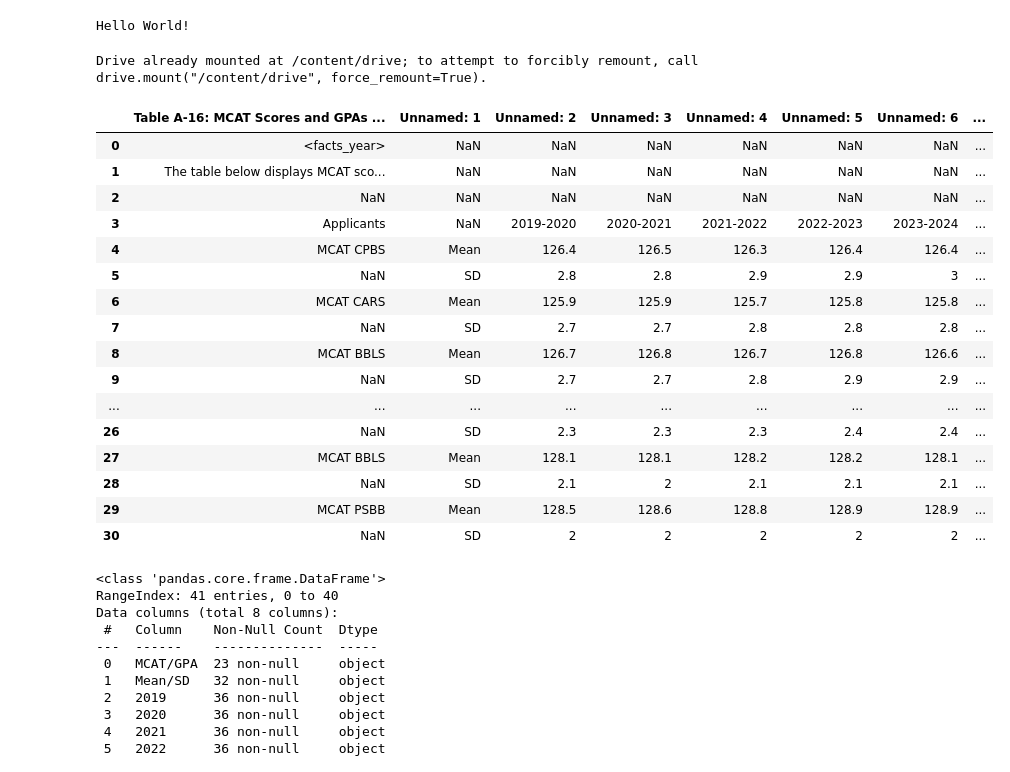
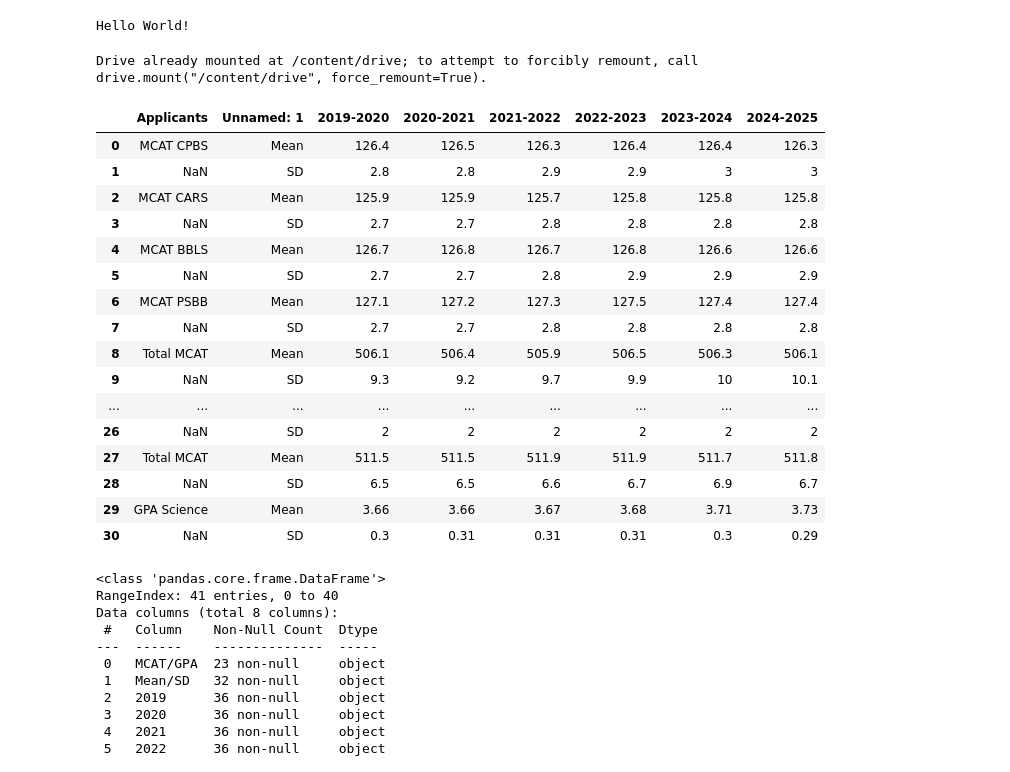
Before and after one commit to Blessing526/Med-School-Acceptances, a Jupyter notebook: Week_3_DSRP_Project_Set_Up.ipynb, the cells around one changed output. Drawn from its saved outputs; the diff is of its cells as text; code cells hidden in the pictures.

```diff
--- a/Week_3_DSRP_Project_Set_Up.ipynb
+++ b/Week_3_DSRP_Project_Set_Up.ipynb
@@ -11,34 +11,34 @@ Hello World!
 # %%
 import pandas as pd
 from google.colab import drive
 drive.mount('/content/drive')
 import matplotlib.pyplot as plt
 
 file_path = '/content/drive/MyDrive/Table_A-16.xlsx'
 
-df_scores = pd.read_excel(file_path)
+df_scores = pd.read_excel(file_path, skiprows=4)
 
 # Load gender trends
 df_scores.head(31)
 # %% [output]
 Drive already mounted at /content/drive; to attempt to forcibly remount, call drive.mount("/content/drive", force_remount=True).
-|  | Table A-16: MCAT Scores and GPAs ... | Unnamed: 1 | Unnamed: 2 | Unnamed: 3 | Unnamed: 4 | Unnamed: 5 | Unnamed: 6 | ... |
-| 0 | <facts_year> | NaN | NaN | NaN | NaN | NaN | NaN | ... |
-| 1 | The table below displays MCAT sco... | NaN | NaN | NaN | NaN | NaN | NaN | ... |
-| 2 | NaN | NaN | NaN | NaN | NaN | NaN | NaN | ... |
-| 3 | Applicants | NaN | 2019-2020 | 2020-2021 | 2021-2022 | 2022-2023 | 2023-2024 | ... |
-| 4 | MCAT CPBS | Mean | 126.4 | 126.5 | 126.3 | 126.4 | 126.4 | ... |
-| 5 | NaN | SD | 2.8 | 2.8 | 2.9 | 2.9 | 3 | ... |
-| 6 | MCAT CARS | Mean | 125.9 | 125.9 | 125.7 | 125.8 | 125.8 | ... |
-| 7 | NaN | SD | 2.7 | 2.7 | 2.8 | 2.8 | 2.8 | ... |
-| 8 | MCAT BBLS | Mean | 126.7 | 126.8 | 126.7 | 126.8 | 126.6 | ... |
-| 9 | NaN | SD | 2.7 | 2.7 | 2.8 | 2.9 | 2.9 | ... |
+|  | Applicants | Unnamed: 1 | 2019-2020 | 2020-2021 | 2021-2022 | 2022-2023 | 2023-2024 | 2024-2025 |
+| 0 | MCAT CPBS | Mean | 126.4 | 126.5 | 126.3 | 126.4 | 126.4 | 126.3 |
+| 1 | NaN | SD | 2.8 | 2.8 | 2.9 | 2.9 | 3 | 3 |
+| 2 | MCAT CARS | Mean | 125.9 | 125.9 | 125.7 | 125.8 | 125.8 | 125.8 |
+| 3 | NaN | SD | 2.7 | 2.7 | 2.8 | 2.8 | 2.8 | 2.8 |
+| 4 | MCAT BBLS | Mean | 126.7 | 126.8 | 126.7 | 126.8 | 126.6 | 126.6 |
+| 5 | NaN | SD | 2.7 | 2.7 | 2.8 | 2.9 | 2.9 | 2.9 |
+| 6 | MCAT PSBB | Mean | 127.1 | 127.2 | 127.3 | 127.5 | 127.4 | 127.4 |
+| 7 | NaN | SD | 2.7 | 2.7 | 2.8 | 2.8 | 2.8 | 2.8 |
+| 8 | Total MCAT | Mean | 506.1 | 506.4 | 505.9 | 506.5 | 506.3 | 506.1 |
+| 9 | NaN | SD | 9.3 | 9.2 | 9.7 | 9.9 | 10 | 10.1 |
 | ... | ... | ... | ... | ... | ... | ... | ... | ... |
-| 26 | NaN | SD | 2.3 | 2.3 | 2.3 | 2.4 | 2.4 | ... |
-| 27 | MCAT BBLS | Mean | 128.1 | 128.1 | 128.2 | 128.2 | 128.1 | ... |
-| 28 | NaN | SD | 2.1 | 2 | 2.1 | 2.1 | 2.1 | ... |
-| 29 | MCAT PSBB | Mean | 128.5 | 128.6 | 128.8 | 128.9 | 128.9 | ... |
-| 30 | NaN | SD | 2 | 2 | 2 | 2 | 2 | ... |
+| 26 | NaN | SD | 2 | 2 | 2 | 2 | 2 | 2 |
+| 27 | Total MCAT | Mean | 511.5 | 511.5 | 511.9 | 511.9 | 511.7 | 511.8 |
+| 28 | NaN | SD | 6.5 | 6.5 | 6.6 | 6.7 | 6.9 | 6.7 |
+| 29 | GPA Science | Mean | 3.66 | 3.66 | 3.67 | 3.68 | 3.71 | 3.73 |
+| 30 | NaN | SD | 0.3 | 0.31 | 0.31 | 0.31 | 0.3 | 0.29 |
 # %%
 df_scores.columns = ['MCAT/GPA','Mean/SD','2019','2020','2021','2022','2023','2024']
 df_scores.info()
```
